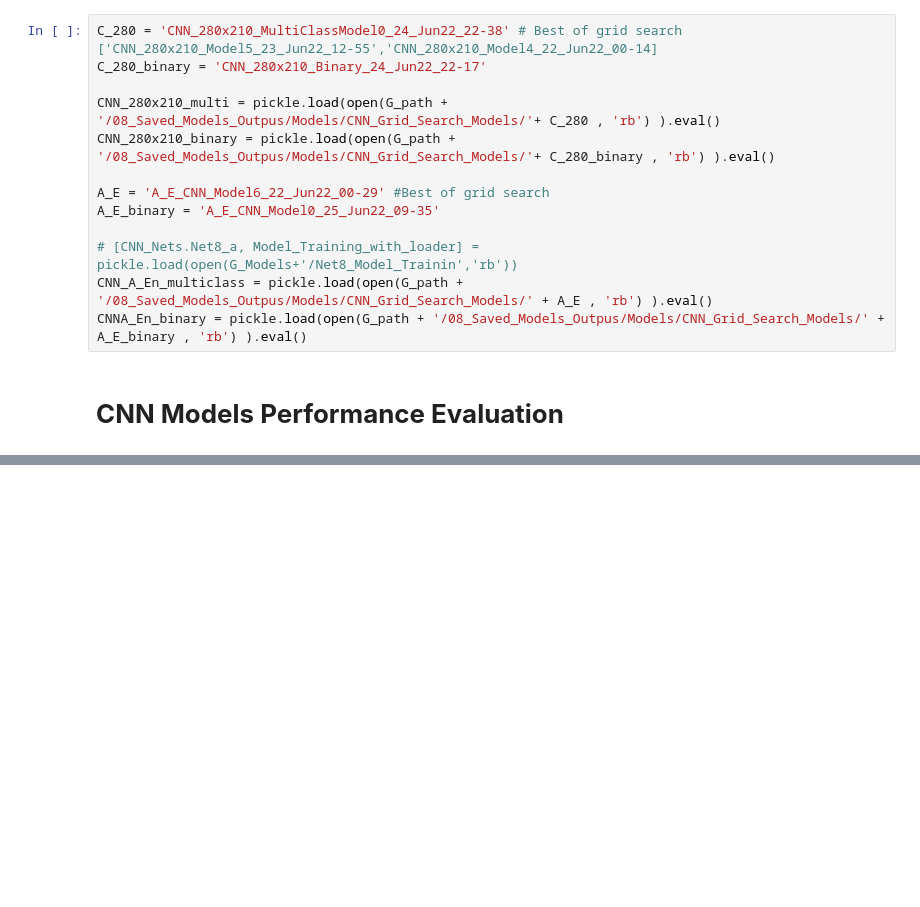
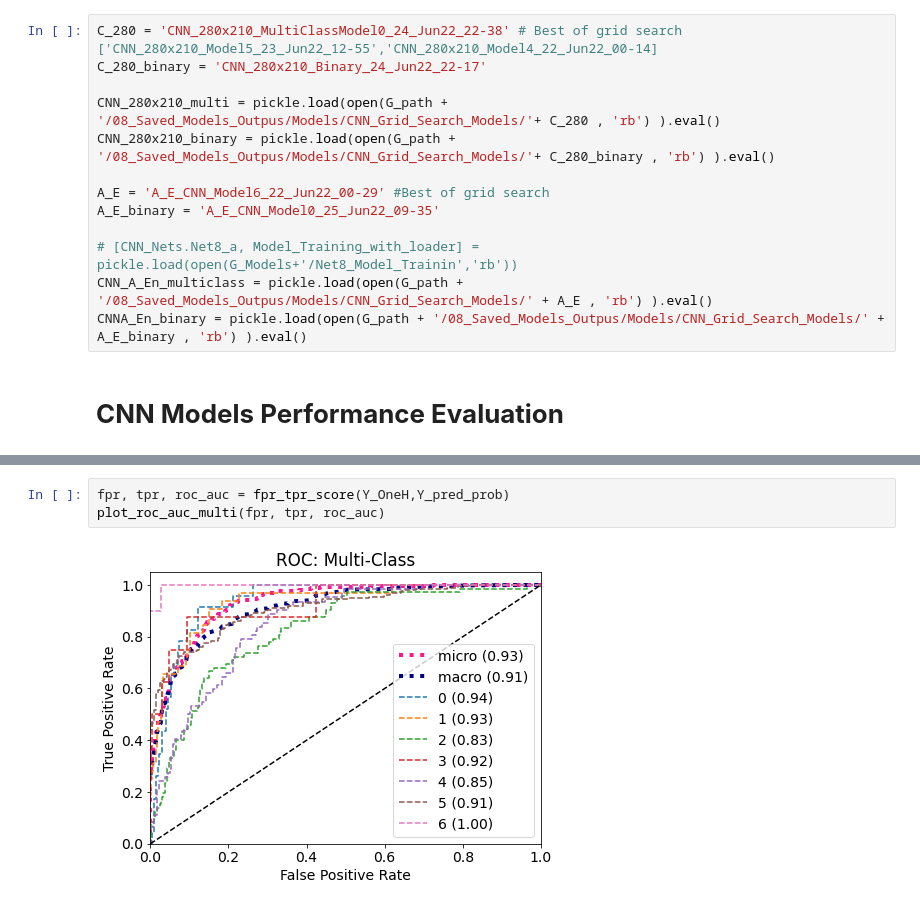
Before and after one commit to sepandms/SkinCare, a Jupyter notebook: 13_Models_Performance(Saved).ipynb, the cells around one changed output, grey strips where cells are left out. Saved outputs shown, nothing was run; the diff lists cells and outputs as text; blank space fills up the shorter version.

```diff
--- a/13_Models_Performance(Saved).ipynb
+++ b/13_Models_Performance(Saved).ipynb
@@ -254,0 +298,5 @@ Accuracy of The Model :
+# %%
+fpr, tpr, roc_auc = fpr_tpr_score(Y_OneH,Y_pred_prob)
+plot_roc_auc_multi(fpr, tpr, roc_auc)
+# %% [output]
+[figure, added]
```
Also changed, not shown: parts of 15 cells of this notebook, 12 other files.
